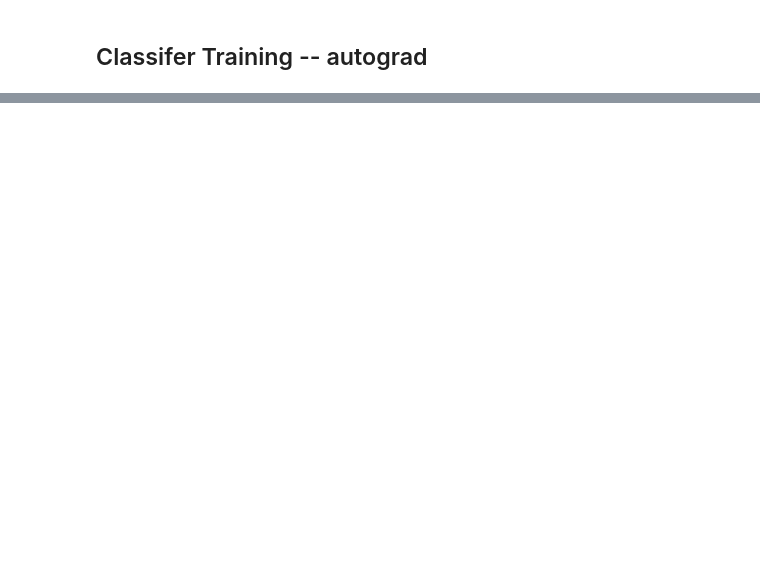
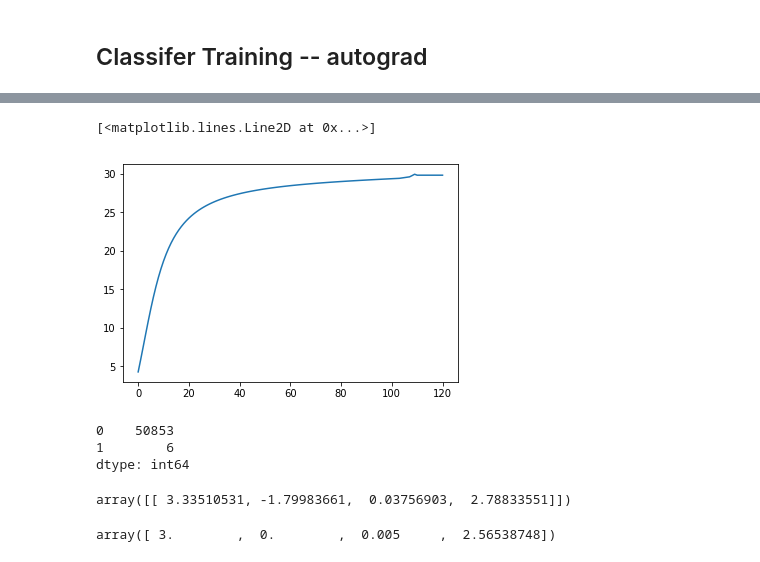
Before and after one commit to wihl/cs282-f17-xuefeng-yi-david, a Jupyter notebook: code/MOE/MOE.ipynb, the cells around one changed output, grey strips where cells are left out. Drawn from its saved outputs; the diff is of its cells as text; code cells hidden in the pictures; blank space fills up the shorter version.

```diff
--- a/code/MOE/MOE.ipynb
+++ b/code/MOE/MOE.ipynb
@@ -269,0 +287,6 @@ WDR(train_state_list, actions, rewards, fence_posts, 0.99, t_table, pi_b, V=V, Q
+# %%
+fence_posts = []
+test_bloc = test_input['num_bloc'].values
+for i, idx in enumerate(test_bloc):
+    if idx == 1:
+        fence_posts += [ i ]
@@ -272,15 +312,7 @@ WDR(train_state_list, actions, rewards, fence_posts, 0.99, t_table, pi_b, V=V, Q
 # %%
-def loss(w):
+def objective(w):
 
-    probs = get_experts_action_probs(w, train_input.values[:,:-1])
-    pi_e = probs * encoded_expert1 + (1 - probs) * encoded_expert2
+    probs = get_experts_action_probs(w, test_input.values)
+    pi_e = probs * encoded_expert_k + (1 - probs) * encoded_expert_d
 
-    return IS(train_state_list, actions, rewards, fence_posts, 0.99, pi_e, pi_b)
+    return IS(test_state_list, test_phy_actions, test_rewards, fence_posts, 0.99, pi_e, test_pi_b)
-# %%
-grad_loss = grad(loss)
-for i in range(3):
-    gradient = grad_loss(w)
-    print (gradient)
-    print (w)
-    w -= 0.05 * gradient
-    print ('loss:', loss(w))
@@ -294,0 +319,18 @@ KeyboardInterrupt:
+# %%
+np.random.seed(7)
+lr = 0.001
+epsilon = 10**-8
+w = np.random.normal(scale=0.3, size=(1, 4))
+grad_obj = grad(objective)
+
+objs = []
+for i in range(200):
+    gradient = grad_obj(w)
+#     G = np.sum(np.square(gradient))
+#     w += ( (lr / np.sqrt( G + epsilon )) * gradient)
+    w += lr * gradient
+    objs += [ objective(w) ]
+    print ('step: ', i, ' objective: ', objs[-1])
+    actions = get_expert_actions(w)
+    print (w)
+    print ( pd.Series(actions).value_counts() )
@@ -294,0 +356,6 @@ KeyboardInterrupt:
+# %%
+import matplotlib.pyplot as plt
+plt.plot(range(len(objs)), objs)
+# %% [output]
+[<matplotlib.lines.Line2D at 0x...>]
+[figure, added]
@@ -294,0 +371,14 @@ KeyboardInterrupt:
+# %%
+pd.Series(moe_actions).value_counts()
+# %% [output]
+0    50853
+1        6
+dtype: int64
+# %%
+w
+# %% [output]
+array([[ 3.33510531, -1.79983661,  0.03756903,  2.78833551]])
+# %%
+test_input.values[2]
+# %% [output]
+array([ 3.        ,  0.        ,  0.005     ,  2.56538748])
```
Also changed, not shown: parts of 45 cells of this notebook.
